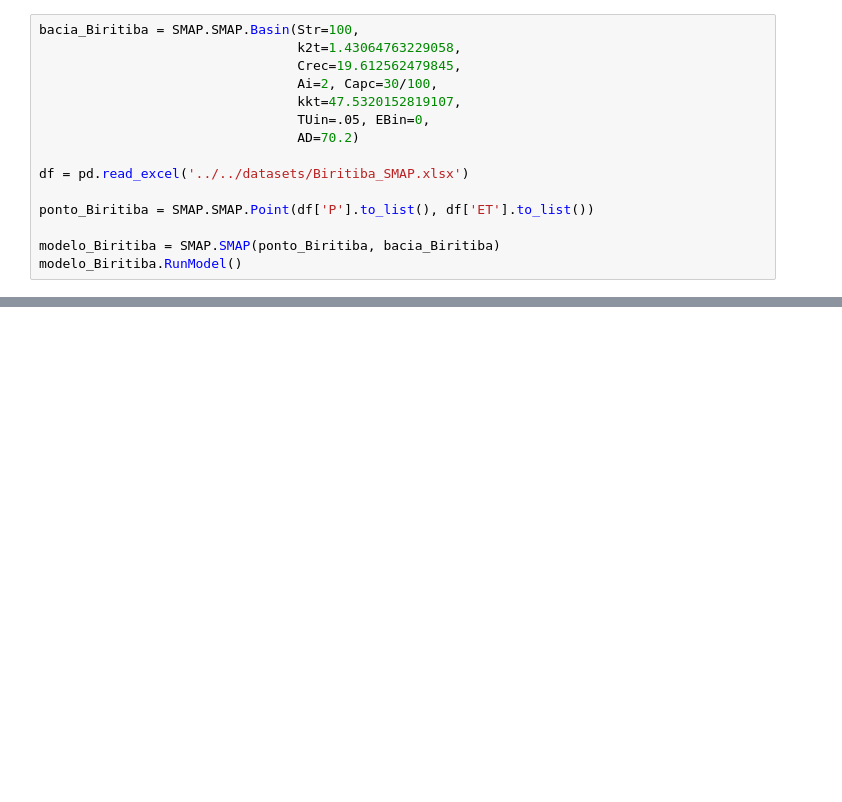
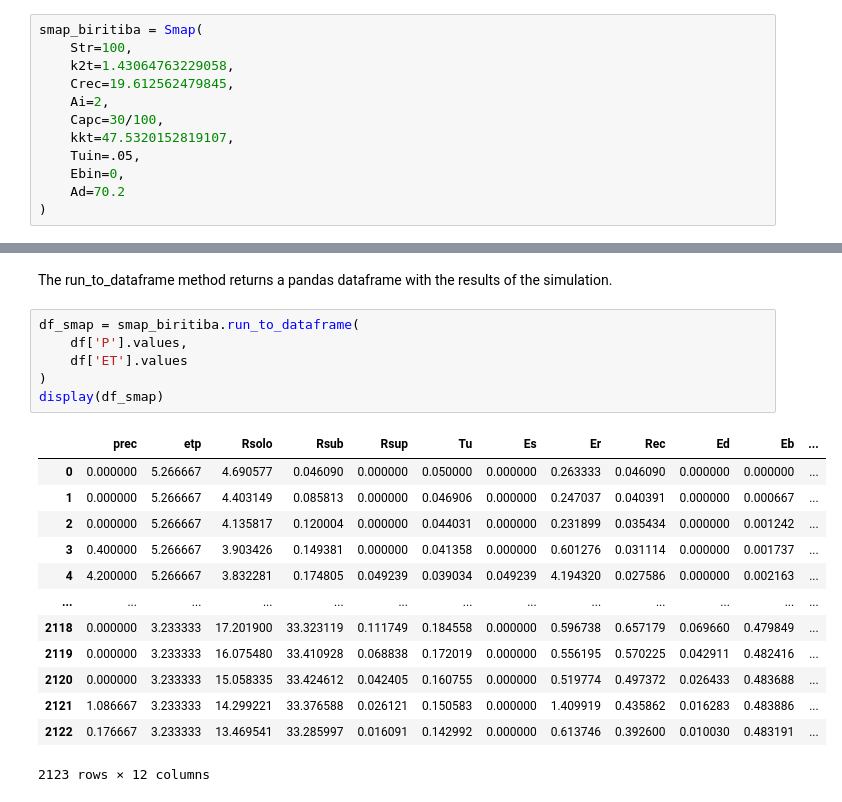
Before and after one commit to dariohhossoda/MOGESTpy, a Jupyter notebook: Applications/examples/SMAP_example.ipynb, the cells around one changed output, grey strips where cells are left out. Drawn from its saved outputs; the diff is of its cells as text; blank space fills up the shorter version.

```diff
--- a/Applications/examples/SMAP_example.ipynb
+++ b/Applications/examples/SMAP_example.ipynb
@@ -81,15 +29,12 @@ display(df)
 # %%
-bacia_Biritiba = SMAP.SMAP.Basin(Str=100,
-                                 k2t=1.43064763229058,
-                                 Crec=19.612562479845,
-                                 Ai=2, Capc=30/100,
-                                 kkt=47.5320152819107,
-                                 TUin=.05, EBin=0,
-                                 AD=70.2)
-
-df = pd.read_excel('../../datasets/Biritiba_SMAP.xlsx')
-
-ponto_Biritiba = SMAP.SMAP.Point(df['P'].to_list(), df['ET'].to_list())
-
-modelo_Biritiba = SMAP.SMAP(ponto_Biritiba, bacia_Biritiba)
-modelo_Biritiba.RunModel()
+smap_biritiba = Smap(
+    Str=100,
+    k2t=1.43064763229058,
+    Crec=19.612562479845,
+    Ai=2,
+    Capc=30/100,
+    kkt=47.5320152819107,
+    Tuin=.05,
+    Ebin=0,
+    Ad=70.2
+)
@@ -151,0 +80,22 @@ Text(0.5, 1.0, 'MOGEST - SMAP')
+# %% [markdown]
+The run_to_dataframe method returns a pandas dataframe with the results of the simulation.
+# %%
+df_smap = smap_biritiba.run_to_dataframe(
+    df['P'].values,
+    df['ET'].values
+)
+display(df_smap)
+# %% [output]
+|  | prec | etp | Rsolo | Rsub | Rsup | Tu | Es | Er | Rec | Ed | Eb | ... |
+| 0 | 0.000000 | 5.266667 | 4.690577 | 0.046090 | 0.000000 | 0.050000 | 0.000000 | 0.263333 | 0.046090 | 0.000000 | 0.000000 | ... |
+| 1 | 0.000000 | 5.266667 | 4.403149 | 0.085813 | 0.000000 | 0.046906 | 0.000000 | 0.247037 | 0.040391 | 0.000000 | 0.000667 | ... |
+| 2 | 0.000000 | 5.266667 | 4.135817 | 0.120004 | 0.000000 | 0.044031 | 0.000000 | 0.231899 | 0.035434 | 0.000000 | 0.001242 | ... |
+| 3 | 0.400000 | 5.266667 | 3.903426 | 0.149381 | 0.000000 | 0.041358 | 0.000000 | 0.601276 | 0.031114 | 0.000000 | 0.001737 | ... |
+| 4 | 4.200000 | 5.266667 | 3.832281 | 0.174805 | 0.049239 | 0.039034 | 0.049239 | 4.194320 | 0.027586 | 0.000000 | 0.002163 | ... |
+| ... | ... | ... | ... | ... | ... | ... | ... | ... | ... | ... | ... | ... |
+| 2118 | 0.000000 | 3.233333 | 17.201900 | 33.323119 | 0.111749 | 0.184558 | 0.000000 | 0.596738 | 0.657179 | 0.069660 | 0.479849 | ... |
+| 2119 | 0.000000 | 3.233333 | 16.075480 | 33.410928 | 0.068838 | 0.172019 | 0.000000 | 0.556195 | 0.570225 | 0.042911 | 0.482416 | ... |
+| 2120 | 0.000000 | 3.233333 | 15.058335 | 33.424612 | 0.042405 | 0.160755 | 0.000000 | 0.519774 | 0.497372 | 0.026433 | 0.483688 | ... |
+| 2121 | 1.086667 | 3.233333 | 14.299221 | 33.376588 | 0.026121 | 0.150583 | 0.000000 | 1.409919 | 0.435862 | 0.016283 | 0.483886 | ... |
+| 2122 | 0.176667 | 3.233333 | 13.469541 | 33.285997 | 0.016091 | 0.142992 | 0.000000 | 0.613746 | 0.392600 | 0.010030 | 0.483191 | ... |
+2123 rows × 12 columns
```
Also changed, not shown: parts of 28 cells of this notebook.
